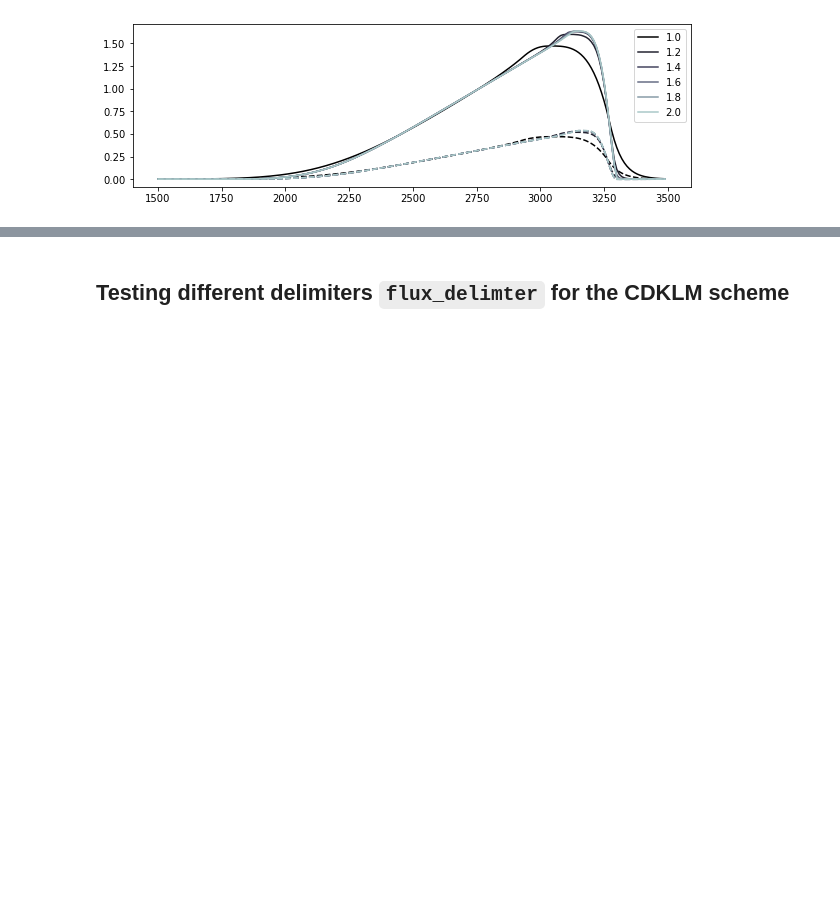
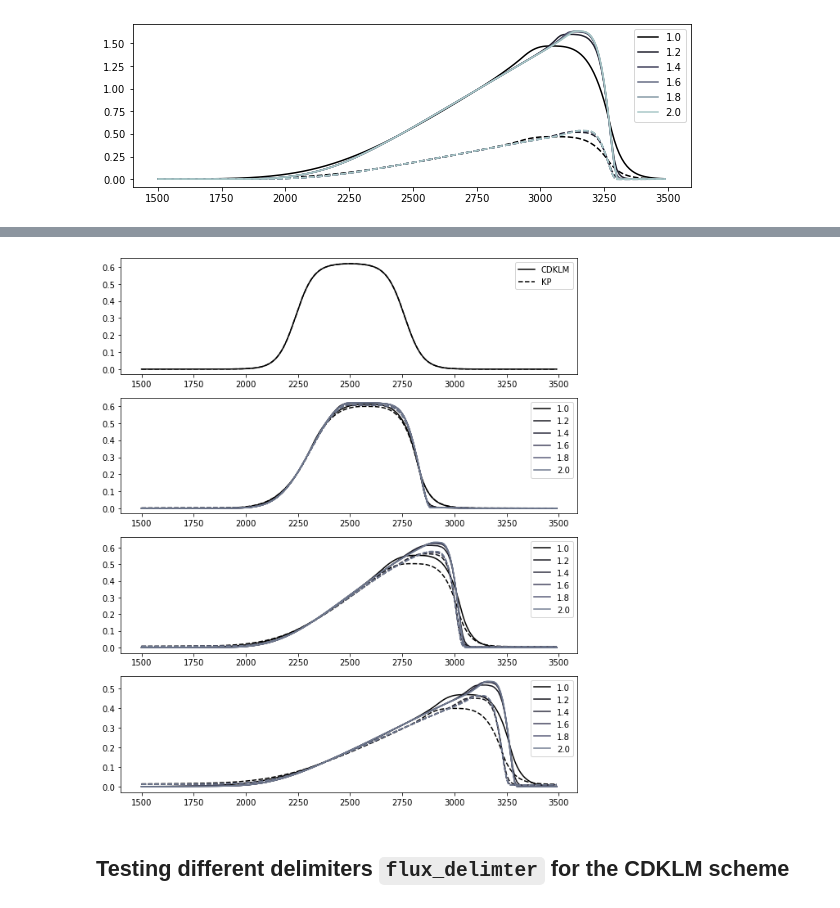
Before and after one commit to sintefmath/havvarsel-flux-investigations, a Jupyter notebook: KelvinWave.ipynb, the cells around one changed output, grey strips where cells are left out. Saved outputs shown, nothing was run; the diff lists cells and outputs as text; code cells hidden in the pictures; blank space fills up the shorter version.

```diff
--- a/KelvinWave.ipynb
+++ b/KelvinWave.ipynb
@@ -587,3 +614,32 @@ plot_parameter_solution(cdklm_data_thetas, "theta")
+# %%
+fig, axs = plt.subplots(4,1, figsize=(10,12))
+
+kp_hovmuller_data = kp_data_thetas[0]["KP"]
+cdklm_hovmuller_data = cdklm_data_thetas[0]["CDKLM"]
+nx = kp_hovmuller_data['hovmuller'][0][1].shape[1]
+x_mid = int(nx/2)
+x_start = x_mid - int(nx/5)
+x_end   = x_mid + int(nx/5)
+x_axis = np.array(range(x_start, x_end))*kp_data_thetas[0]['dx']/1000
+
+
+colormap=plt.cm.bone
+colorvals = np.linspace(0,0.5,len(kp_data_thetas))
+
+idxs = [0, 10, 50, -1]
+
+axs[0].plot(x_axis, cdklm_data_thetas[0]["CDKLM"]['hovmuller'][1][1][idxs[0], x_start:x_end], "-", label="CDKLM", color=colormap(colorvals[0]))
+axs[0].plot(x_axis, kp_data_thetas[0]["KP"]['hovmuller'][1][1][idxs[0], x_start:x_end], "--", label="KP", color=colormap(colorvals[0]))
+axs[0].legend()
+
+
+for p in range(1,4):
+    for theta in range(len(kp_data_thetas)):
+        axs[p].plot(x_axis, cdklm_data_thetas[theta]["CDKLM"]['hovmuller'][1][1][idxs[p], x_start:x_end], "-", label=kp_data_thetas[theta]['theta'], color=colormap(colorvals[theta]))
+        axs[p].plot(x_axis, kp_data_thetas[theta]["KP"]['hovmuller'][1][1][idxs[p], x_start:x_end], "--", color=colormap(colorvals[theta]))
+        axs[p].legend()
+# %% [output]
+[figure, added]
 # %% [markdown]
 ## Testing different delimiters `flux_delimter` for the CDKLM scheme
 # %%
```
Also changed, not shown: parts of 10 cells of this notebook, 1 other file.
